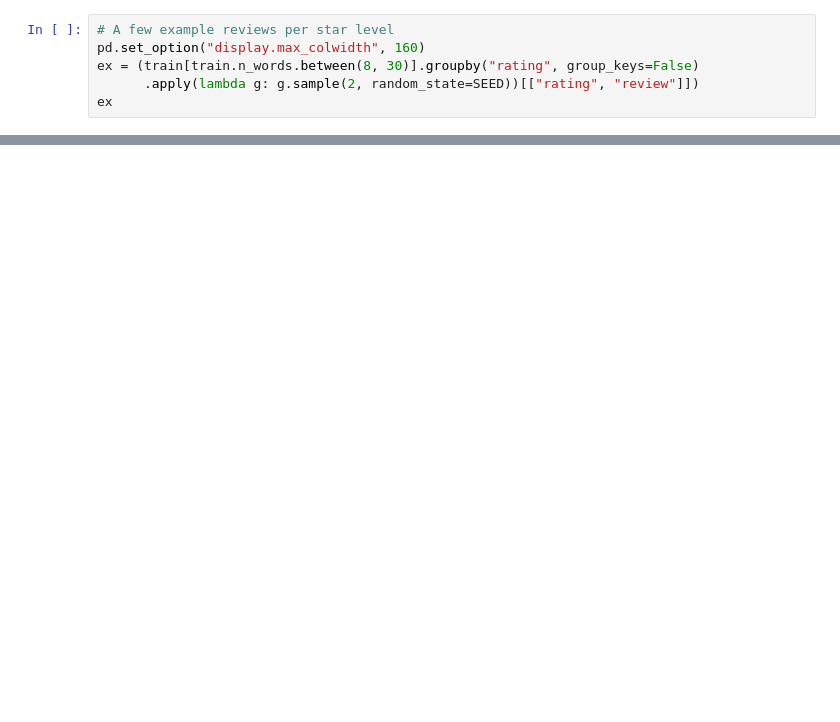
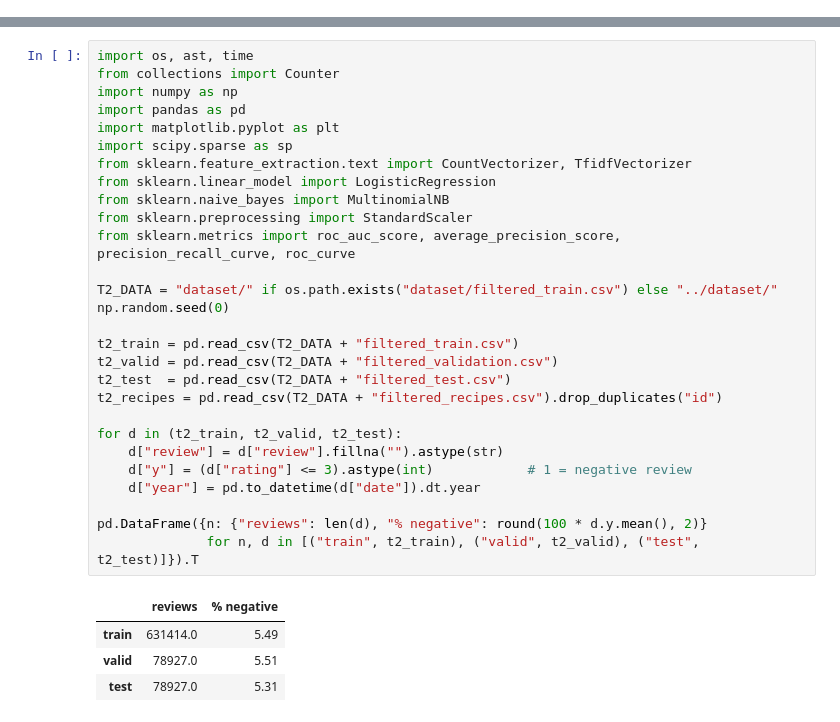
Before and after one commit to jut008/cse258-recipe-prediction-model, a Jupyter notebook: scratch/tom.ipynb, the cells around one changed output, grey strips where cells are left out. Drawn from its saved outputs; the diff is of its cells as text; blank space fills up the shorter version.

```diff
--- a/scratch/tom.ipynb
+++ b/scratch/tom.ipynb
@@ -125,6 +0,0 @@ users with >=10 reviews: 38.7% never gave a negative rating; 8.3% gave >20% nega
-# %%
-# A few example reviews per star level
-pd.set_option("display.max_colwidth", 160)
-ex = (train[train.n_words.between(8, 30)].groupby("rating", group_keys=False)
-      .apply(lambda g: g.sample(2, random_state=SEED))[["rating", "review"]])
-ex
@@ -602,0 +14,33 @@ AUC  for 3★ vs 4–5★ only        : 0.9685
+# %%
+import os, ast, time
+from collections import Counter
+import numpy as np
+import pandas as pd
+import matplotlib.pyplot as plt
+import scipy.sparse as sp
+from sklearn.feature_extraction.text import CountVectorizer, TfidfVectorizer
+from sklearn.linear_model import LogisticRegression
+from sklearn.naive_bayes import MultinomialNB
+from sklearn.preprocessing import StandardScaler
+from sklearn.metrics import roc_auc_score, average_precision_score, precision_recall_curve, roc_curve
+
+T2_DATA = "dataset/" if os.path.exists("dataset/filtered_train.csv") else "../dataset/"
+np.random.seed(0)
+
+t2_train = pd.read_csv(T2_DATA + "filtered_train.csv")
+t2_valid = pd.read_csv(T2_DATA + "filtered_validation.csv")
+t2_test  = pd.read_csv(T2_DATA + "filtered_test.csv")
+t2_recipes = pd.read_csv(T2_DATA + "filtered_recipes.csv").drop_duplicates("id")
+
+for d in (t2_train, t2_valid, t2_test):
+    d["review"] = d["review"].fillna("").astype(str)
+    d["y"] = (d["rating"] <= 3).astype(int)            # 1 = negative review
+    d["year"] = pd.to_datetime(d["date"]).dt.year
+
+pd.DataFrame({n: {"reviews": len(d), "% negative": round(100 * d.y.mean(), 2)}
+              for n, d in [("train", t2_train), ("valid", t2_valid), ("test", t2_test)]}).T
+# %% [output]
+|  | reviews | % negative |
+| train | 631414.0 | 5.49 |
+| valid | 78927.0 | 5.51 |
+| test | 78927.0 | 5.31 |
```
Also changed, not shown: parts of 56 cells of this notebook.
